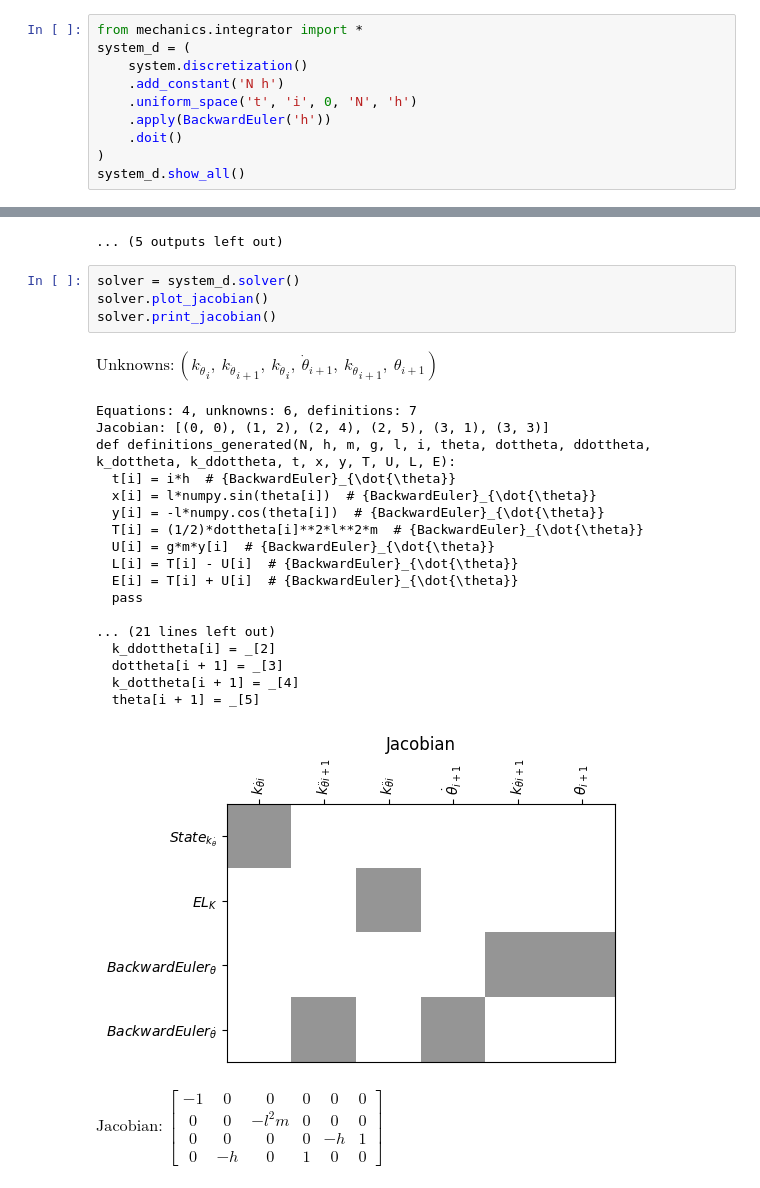
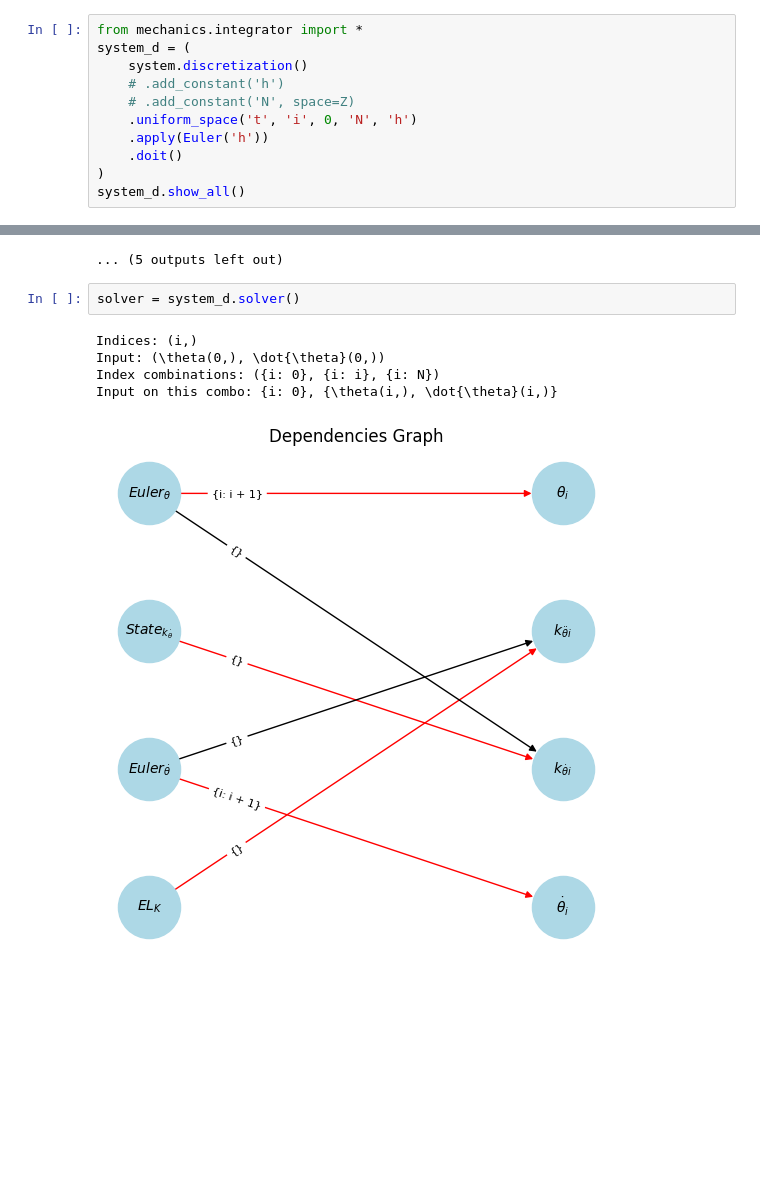
Before and after one commit to fujiy/mechanics, a Jupyter notebook: examples/single_pendulum.ipynb, the cells around one changed output, grey strips where cells are left out. Saved outputs shown, nothing was run; the diff lists cells and outputs as text; blank space fills up the shorter version.

Commit message:
add: support index for solver

```diff
--- a/examples/single_pendulum.ipynb
+++ b/examples/single_pendulum.ipynb
@@ -39,9 +33,10 @@ system._equations
 from mechanics.integrator import *
 system_d = (
     system.discretization()
-    .add_constant('N h')
+    # .add_constant('h')
+    # .add_constant('N', space=Z)
     .uniform_space('t', 'i', 0, 'N', 'h')
-    .apply(BackwardEuler('h'))
+    .apply(Euler('h'))
     .doit()
 )
 system_d.show_all()
@@ -61,26 +56,9 @@ $\displaystyle \mathrm{Equations}$
 ... (5 outputs left out)
 # %%
 solver = system_d.solver()
-solver.plot_jacobian()
-solver.print_jacobian()
 # %% [output]
-$\displaystyle \mathrm{Unknowns}:\left( {k_{\dot{\theta}}}_{i}, \  {k_{\ddot{\theta}}}_{i + 1}, \  {k_{\ddot{\theta}}}_{i}, \  \dot{\theta}_{i + 1}, \  {k_{\dot{\theta}}}_{i + 1}, \  \theta_{i + 1}\right)$
-Equations: 4, unknowns: 6, definitions: 7
-Jacobian: [(0, 0), (1, 2), (2, 4), (2, 5), (3, 1), (3, 3)]
-def definitions_generated(N, h, m, g, l, i, theta, dottheta, ddottheta, k_dottheta, k_ddottheta, t, x, y, T, U, L, E):
-  t[i] = i*h  # {BackwardEuler}_{\dot{\theta}}
-  x[i] = l*numpy.sin(theta[i])  # {BackwardEuler}_{\dot{\theta}}
-  y[i] = -l*numpy.cos(theta[i])  # {BackwardEuler}_{\dot{\theta}}
-  T[i] = (1/2)*dottheta[i]**2*l**2*m  # {BackwardEuler}_{\dot{\theta}}
-  U[i] = g*m*y[i]  # {BackwardEuler}_{\dot{\theta}}
-  L[i] = T[i] - U[i]  # {BackwardEuler}_{\dot{\theta}}
-  E[i] = T[i] + U[i]  # {BackwardEuler}_{\dot{\theta}}
-  pass
-
-... (21 lines left out)
-  k_ddottheta[i] = _[2]
-  dottheta[i + 1] = _[3]
-  k_dottheta[i + 1] = _[4]
-  theta[i + 1] = _[5]
+Indices: (i,)
+Input: (\theta(0,), \dot{\theta}(0,))
+Index combinations: ({i: 0}, {i: i}, {i: N})
+Input on this combo: {i: 0}, {\theta(i,), \dot{\theta}(i,)}
-[figure, old version]
+[figure, new version]
-$\displaystyle \mathrm{Jacobian}:\left[\begin{matrix}-1 & 0 & 0 & 0 & 0 & 0\\0 & 0 & - {l}^2 m & 0 & 0 & 0\\0 & 0 & 0 & 0 & - h & 1\\0 & - h & 0 & 1 & 0 & 0\end{matrix}\right]$
```
Also changed, not shown: parts of 5 cells of this notebook, 8 other files.
